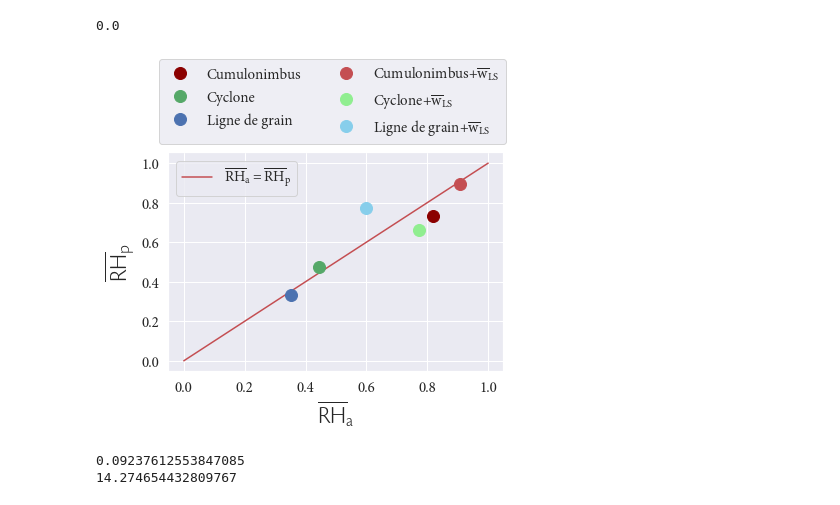
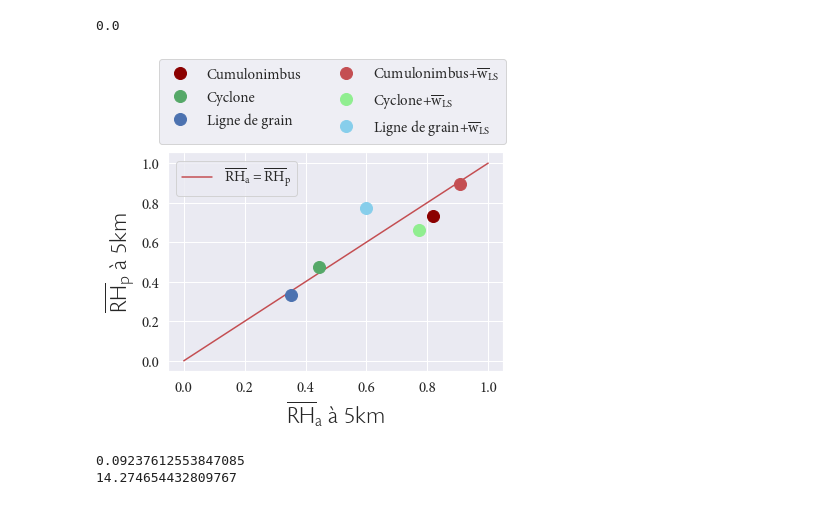
Before and after one commit to FelixLangot/LMD_Internship, a Jupyter notebook: Stats.ipynb, the cells around one changed output. Saved outputs shown, nothing was run; the diff lists cells and outputs as text; code cells hidden in the pictures.

```diff
--- a/Stats.ipynb
+++ b/Stats.ipynb
@@ -146,28 +146,28 @@ colors = np.asarray(['darkred', 'r', 'g', 'lightgreen', 'b', 'skyblue'], dtype=o
 # %%
 xx = meanRhlist
 yy = meanRHlist
 fig = plt.figure()#figsize=(6.5,5))
 ax = fig.add_subplot(111)
 fit = ax.plot(np.linspace(0,1,10),np.linspace(0,1,10), color='r', label=r'$\mathdefault{\overline{RH}_{a} = \overline{RH}_{p}}$')
 # fit = ax.plot(np.linspace(0,1,10),np.linspace(0,1,10), color='r', label=r'ligne 1:1')
 leg1 = ax.legend(prop=Mplabelprop)
 dataleg = []
 for i in np.arange(len(xx)):
     (data,) = ax.plot(xx[i], yy[i], 'o', markersize=12, color = colors[i])
     dataleg.append(data)
 leg2 = ax.legend([dataleg[0],dataleg[2],dataleg[4],dataleg[1],dataleg[3],dataleg[5]],labelsRHfit2, bbox_to_anchor=(1.03, 1.47), prop=Mplabelprop, ncol=2)
 ax.add_artist(leg1)
 plt.xticks(font=Mplabelprop)
 plt.yticks(font=Mplabelprop)
-plt.xlabel(r'$\mathdefault{\overline{RH}_{a}}$', fontproperties=Cslabelprop)
-plt.ylabel(r'$\mathdefault{\overline{RH}_{p}}$', fontproperties=Cslabelprop)
+plt.xlabel(r'$\mathdefault{\overline{RH}_{a}}$ à 5km', fontproperties=Cslabelprop)
+plt.ylabel(r'$\mathdefault{\overline{RH}_{p}}$ à 5km', fontproperties=Cslabelprop)
 # plt.xlabel(r'Humidité relative moyenne simulée par CRM', fontproperties=Cslabelprop)
 # plt.ylabel(r'Humidité relative moyenne prédite', fontproperties=Cslabelprop)
 # ax.set_title(r'Comparaison entre modèle simple et CRM', y=1.0, pad=70, fontproperties=Cslabelprop)
 plt.savefig('Figs/meanRHpvsRHa.png', bbox_inches='tight', format='PNG', dpi=600)
 plt.show()
 # %% [output]
-[figure, old version]
+[figure, new version]
 # %%
 rmsemeans = sklearn.metrics.mean_squared_error(meanRhlist, meanRHlist, squared=False)
 print(rmsemeans)
```
Also changed, not shown: parts of 5 cells of this notebook.
